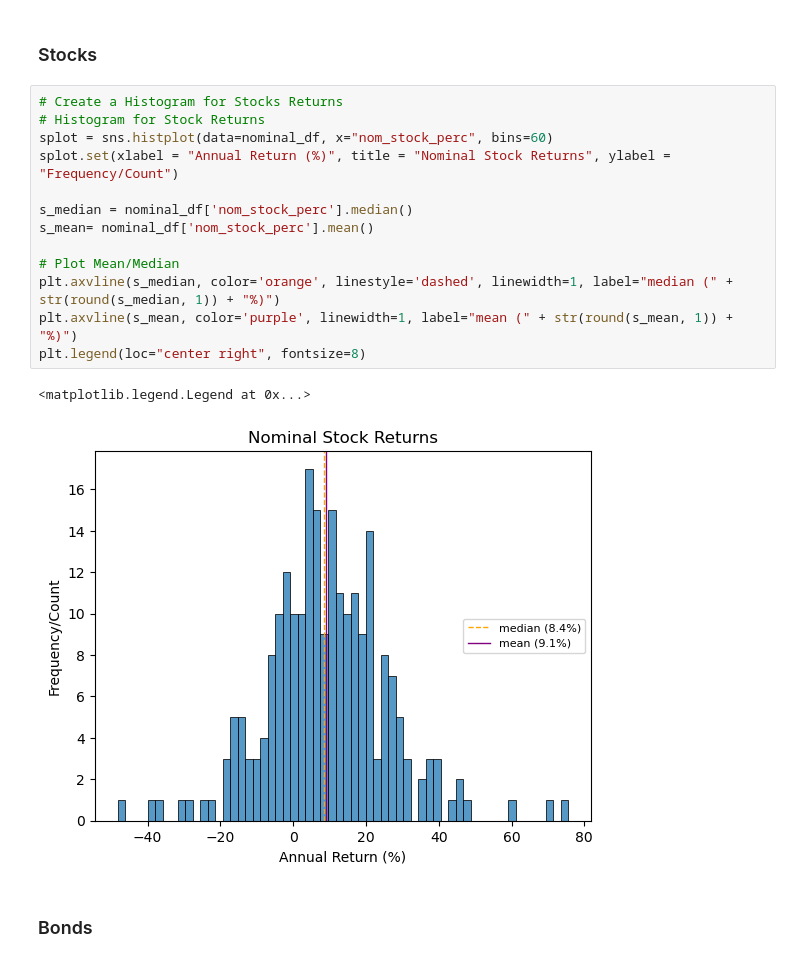
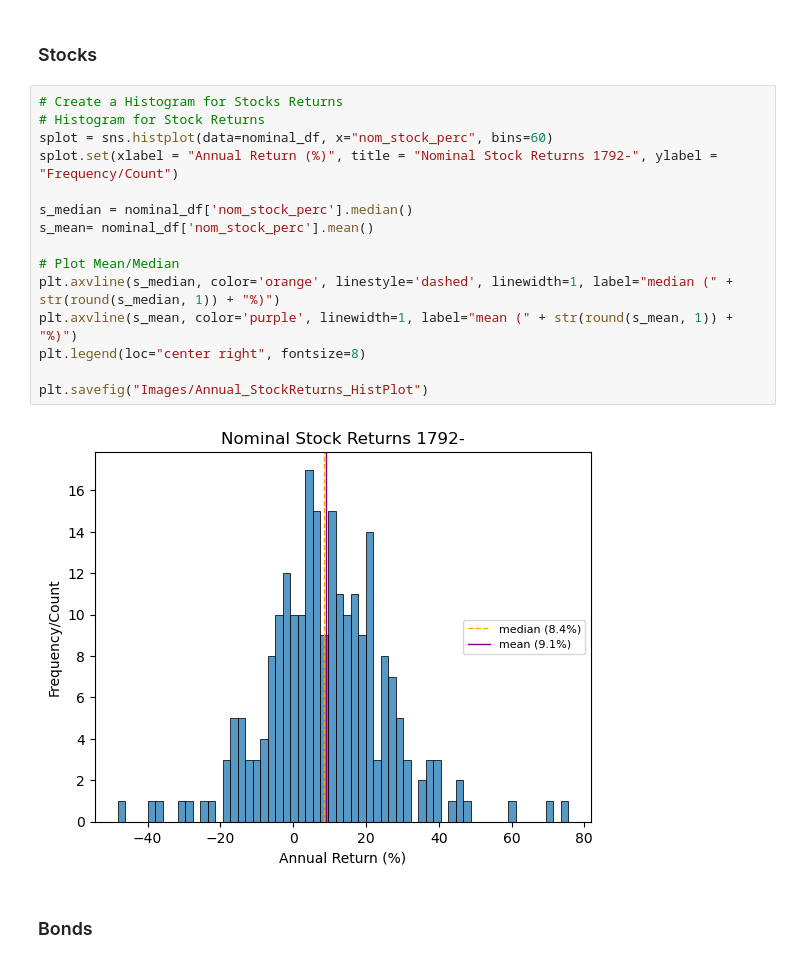
Before and after one commit to StarkArk/The_Long_View_Stocks_Bonds, a Jupyter notebook: Survey_US_Stock_Bonds.ipynb, the cells around one changed output. Drawn from its saved outputs; the diff is of its cells as text.

```diff
--- a/Survey_US_Stock_Bonds.ipynb
+++ b/Survey_US_Stock_Bonds.ipynb
@@ -126,19 +127,20 @@ plt.legend(loc="upper right", fontsize=8)
 # %%
 # Create a Histogram for Stocks Returns
 # Histogram for Stock Returns
 splot = sns.histplot(data=nominal_df, x="nom_stock_perc", bins=60)
-splot.set(xlabel = "Annual Return (%)", title = "Nominal Stock Returns", ylabel = "Frequency/Count")
+splot.set(xlabel = "Annual Return (%)", title = "Nominal Stock Returns 1792-", ylabel = "Frequency/Count")
 
 s_median = nominal_df['nom_stock_perc'].median()
 s_mean= nominal_df['nom_stock_perc'].mean()
 
 # Plot Mean/Median
 plt.axvline(s_median, color='orange', linestyle='dashed', linewidth=1, label="median (" + str(round(s_median, 1)) + "%)")
 plt.axvline(s_mean, color='purple', linewidth=1, label="mean (" + str(round(s_mean, 1)) + "%)")
 plt.legend(loc="center right", fontsize=8)
+
+plt.savefig("Images/Annual_StockReturns_HistPlot")
 # %% [output]
-<matplotlib.legend.Legend at 0x...>
-[figure, old version]
+[figure, new version]
 # %% [markdown]
 ### Bonds
 # %%
```
Also changed, not shown: parts of 8 cells of this notebook, 18 other files.
